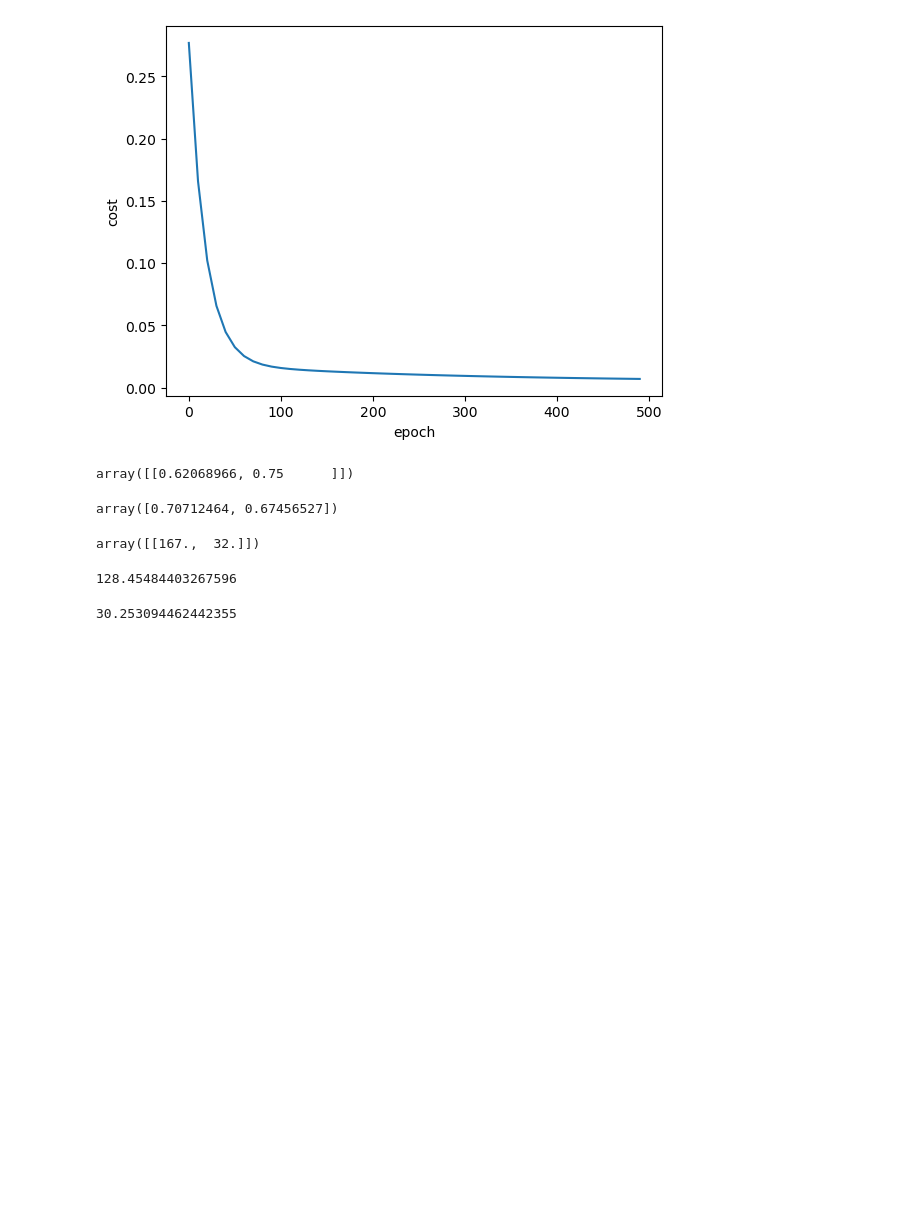
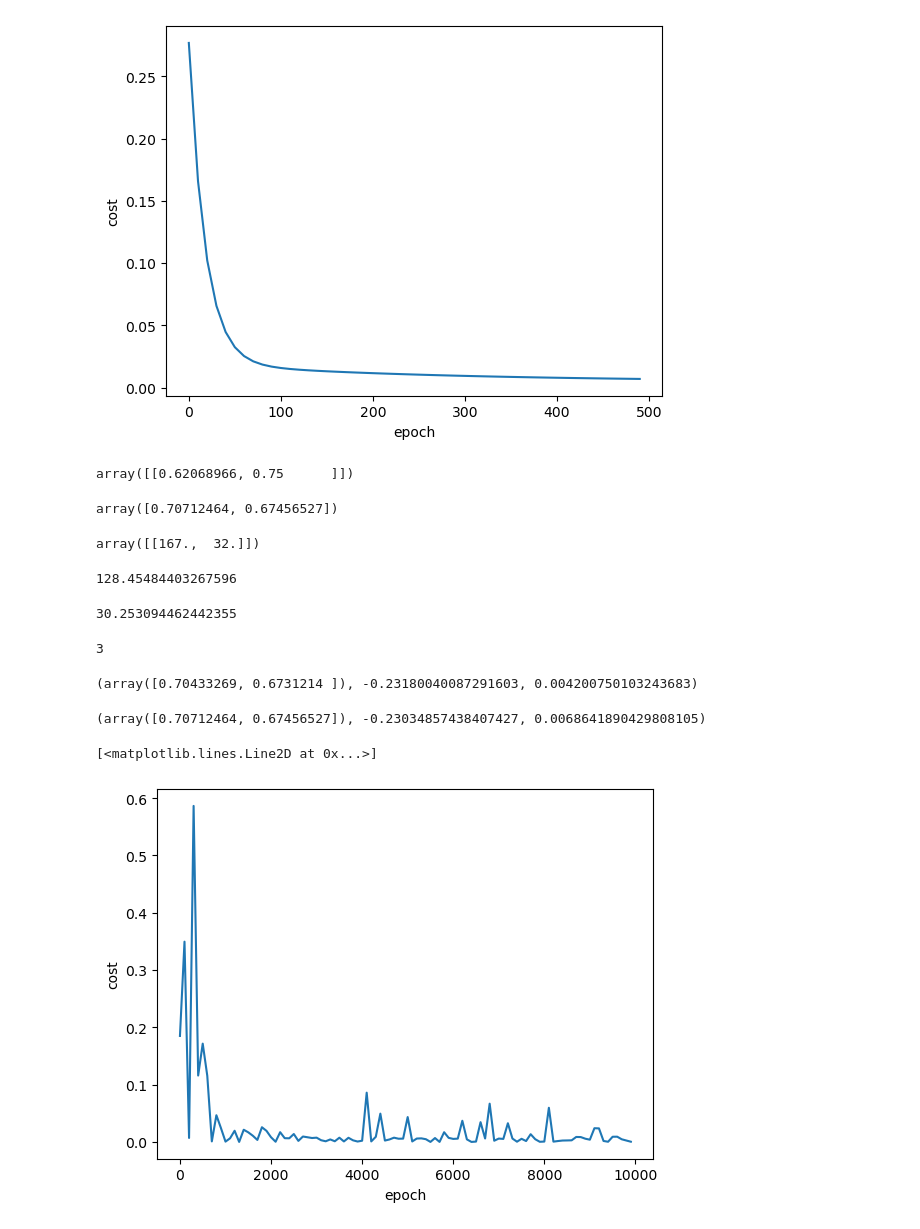
Before and after one commit to mappy92/Deep-Learning-concepts, a Jupyter notebook: Batch_n_Stochastic_GD.ipynb, the cells around one changed output. Saved outputs shown, nothing was run; the diff lists cells and outputs as text; code cells hidden in the pictures; blank space fills up the shorter version.

Commit message:
Implementation of stochastic grad descent

```diff
--- a/Batch_n_Stochastic_GD.ipynb
+++ b/Batch_n_Stochastic_GD.ipynb
@@ -157,0 +146,52 @@ def stochastic_gradient_descent(X, y_true, epochs, learning_rate = 0.01):
+# %%
+import random
+random.randint(0, 6)
+# %% [output]
+3
+# %%
+def stochastic_gradient_descent(X, y_true, epochs, learning_rate = 0.01):
+    number_of_features = X.shape[1]
+    #intializing all the weights to one
+    w = np.ones(shape=(number_of_features))
+    b = 0
+    total_samples = X.shape[0]
+
+    cost_list = []
+    epoch_list = []
+
+    for i in range(epochs):
+        random_index = random.randint(0, total_samples-1)
+        sample_x = X[random_index]
+        sample_y = y_true[random_index]
+        y_predicted = np.dot(w, sample_x.T) + b
+
+        # derivative functions
+        w_grad = -(2/total_samples)*(sample_x.T.dot(sample_y-y_predicted))
+        b_grad = -(2/total_samples)*np.sum(sample_y-y_predicted)
+
+        # new weights
+        w = w - learning_rate * w_grad
+        b = b - learning_rate * b_grad
+
+        cost = np.mean(np.square(sample_y-y_predicted)) # MSE (Mean Squared Error)
+
+        if i%100 == 0:
+            cost_list.append(cost)
+            epoch_list.append(i)
+    return w, b, cost, cost_list, epoch_list
+
+w_sgd, b_sgd, cost_sgd, cost_list_sgd, epoch_list_sgd = stochastic_gradient_descent(scaled_X,scaled_y.reshape(scaled_y.shape[0],),10000)
+w_sgd, b_sgd, cost_sgd
+# %% [output]
+(array([0.70433269, 0.6731214 ]), -0.23180040087291603, 0.004200750103243683)
+# %%
+w,b,cost
+# %% [output]
+(array([0.70712464, 0.67456527]), -0.23034857438407427, 0.0068641890429808105)
+# %%
+plt.xlabel("epoch")
+plt.ylabel("cost")
+plt.plot(epoch_list_sgd,cost_list_sgd)
+# %% [output]
+[<matplotlib.lines.Line2D at 0x...>]
+[figure, added]
```
Also changed, not shown: parts of 1 cell of this notebook.
